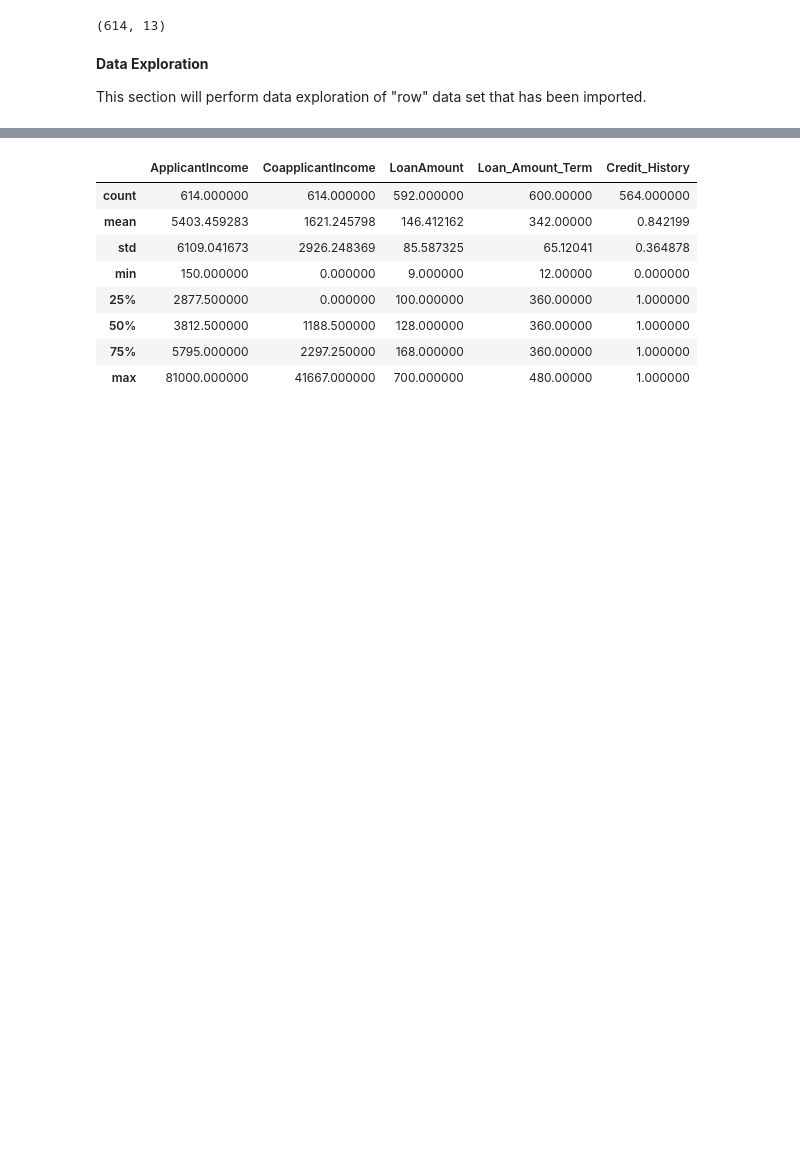
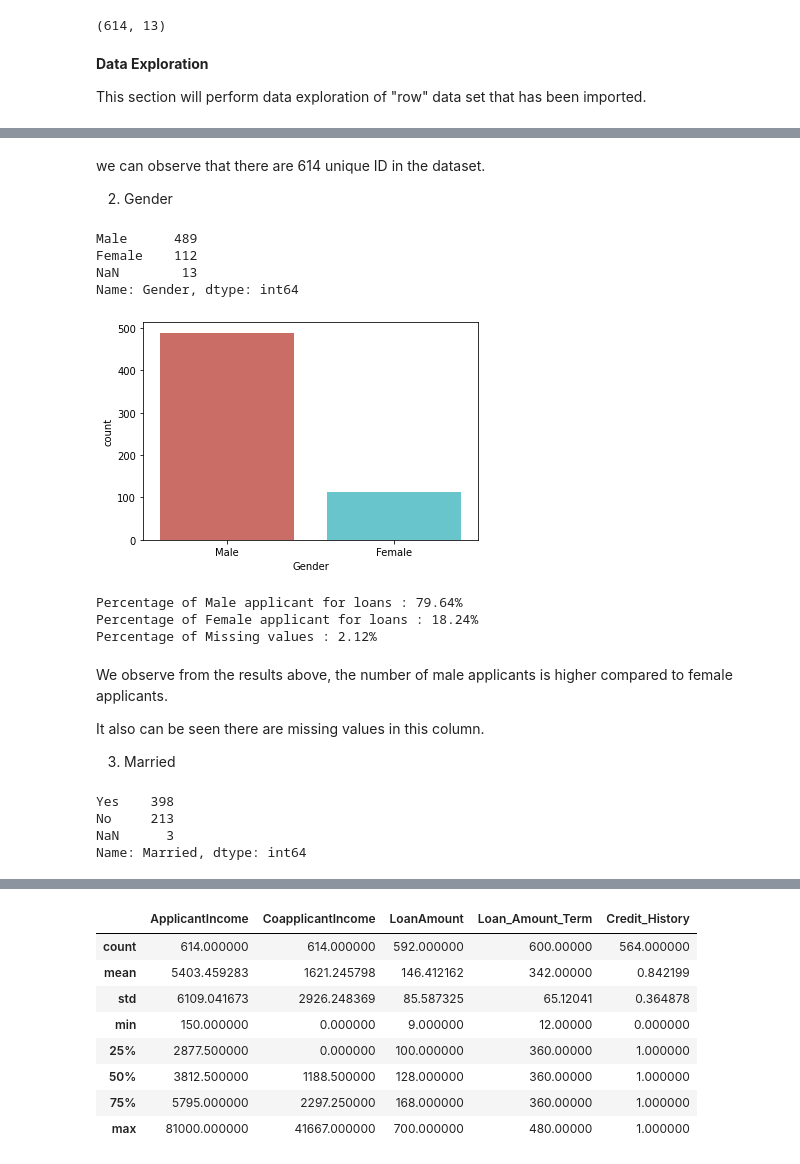
Before and after one commit to dyounes/Loan_Status_Prediction_ML_V1, a Jupyter notebook: Loan_Status_Prediction.ipynb, the cells around one changed output, grey strips where cells are left out. Saved outputs shown, nothing was run; the diff lists cells and outputs as text; code cells hidden in the pictures; blank space fills up the shorter version.

```diff
--- a/Loan_Status_Prediction.ipynb
+++ b/Loan_Status_Prediction.ipynb
@@ -89,0 +111,41 @@ This section will perform data exploration of "row" data set that has been impor
+# %% [markdown]
+we can observe that there are 614 unique ID in the dataset.
+
+2. Gender
+# %%
+loan_dataset.Gender.value_counts(dropna=False)
+# %% [output]
+Male      489
+Female    112
+NaN        13
+Name: Gender, dtype: int64
+# %%
+sns.countplot(x='Gender', data=loan_dataset, palette='hls')
+plt.show()
+# %% [output]
+[figure, added]
+# %%
+count_Male = len(loan_dataset[loan_dataset.Gender== 'Male'])
+count_Female = len(loan_dataset[loan_dataset.Gender== 'Female'])
+count_Null = len(loan_dataset[loan_dataset.Gender.isnull()])
+#   printing the observation
+print(f"Percentage of Male applicant for loans : {(count_Male / (len(loan_dataset.Gender))*100 ):.2f}%")
+print(f"Percentage of Female applicant for loans : {(count_Female / (len(loan_dataset.Gender))*100 ):.2f}%")
+print(f"Percentage of Missing values : {(count_Null / (len(loan_dataset.Gender))*100 ):.2f}%")
+# %% [output]
+Percentage of Male applicant for loans : 79.64%
+Percentage of Female applicant for loans : 18.24%
+Percentage of Missing values : 2.12%
+# %% [markdown]
+We observe from the results above, the number of male applicants is higher compared to female applicants.
+
+It also can be seen there are missing values in this column.
+
+3. Married
+# %%
+loan_dataset.Married.value_counts(dropna=False)
+# %% [output]
+Yes    398
+No     213
+NaN      3
+Name: Married, dtype: int64
```
Also changed, not shown: parts of 59 cells of this notebook.
